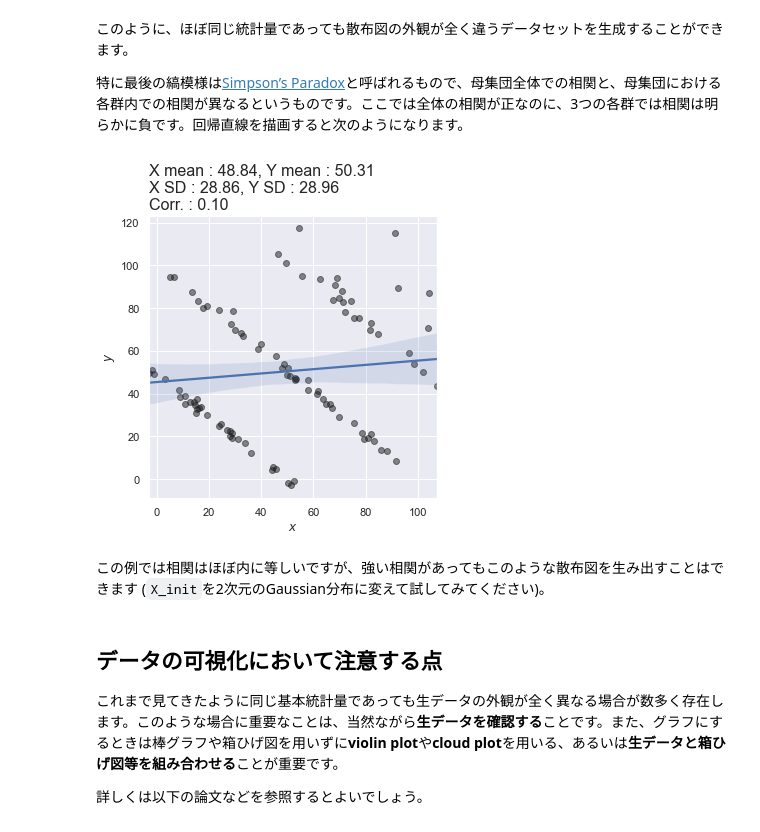
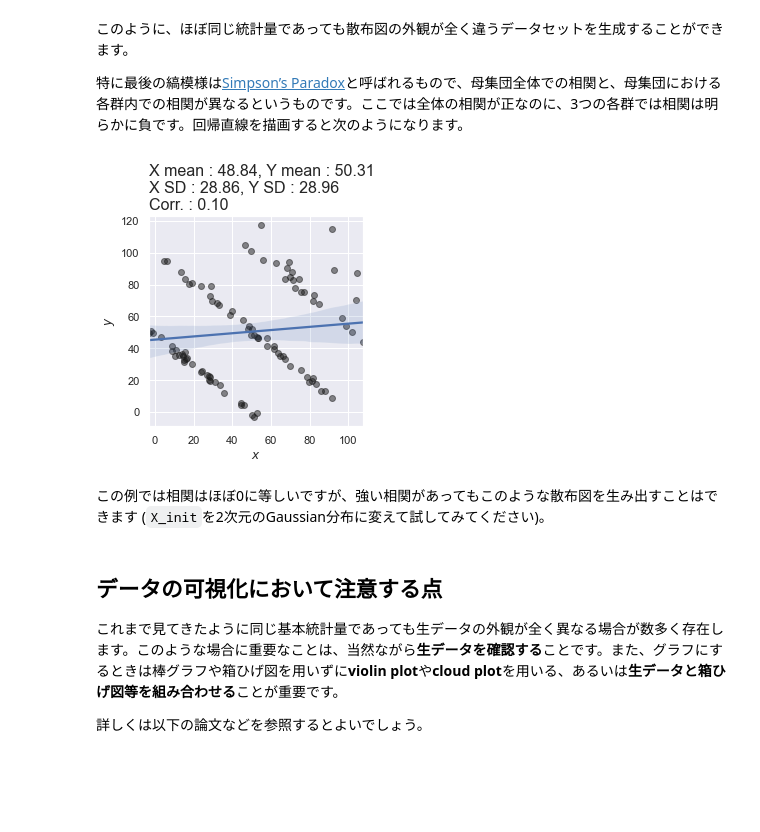
Before and after one commit to oumpy/hp_management, a Jupyter notebook: content/articles/2020sy/blog/samestats.ipynb, the cells around one changed output. Saved outputs shown, nothing was run; the diff lists cells and outputs as text; code cells hidden in the pictures; blank space fills up the shorter version.

```diff
--- a/content/articles/2020sy/blog/samestats.ipynb
+++ b/content/articles/2020sy/blog/samestats.ipynb
@@ -271,14 +271,14 @@ plt.show()
 
 特に最後の縞模様は[Simpson’s Paradox](https://ja.wikipedia.org/wiki/%E3%82%B7%E3%83%B3%E3%83%97%E3%82%BD%E3%83%B3%E3%81%AE%E3%83%91%E3%83%A9%E3%83%89%E3%83%83%E3%82%AF%E3%82%B9)と呼ばれるもので、母集団全体での相関と、母集団における各群内での相関が異なるというものです。ここでは全体の相関が正なのに、3つの各群では相関は明らかに負です。回帰直線を描画すると次のようになります。
 # %%
-plt.figure(figsize=(5,5.5))
+plt.figure(figsize=(4,4.5))
 plot_with_statistics(X3_opt, plottype="regplot")
 plt.tight_layout()
 plt.show()
 # %% [output]
-[figure, old version]
+[figure, new version]
 # %% [markdown]
-この例では相関はほぼ内に等しいですが、強い相関があってもこのような散布図を生み出すことはできます (`X_init`を2次元のGaussian分布に変えて試してみてください)。
+この例では相関はほぼ0に等しいですが、強い相関があってもこのような散布図を生み出すことはできます (`X_init`を2次元のGaussian分布に変えて試してみてください)。
 # %% [markdown]
 ## データの可視化において注意する点
 これまで見てきたように同じ基本統計量であっても生データの外観が全く異なる場合が数多く存在します。このような場合に重要なことは、当然ながら**生データを確認する**ことです。また、グラフにするときは棒グラフや箱ひげ図を用いずに**violin plot**や**cloud plot**を用いる、あるいは**生データと箱ひげ図等を組み合わせる**ことが重要です。
```
Also changed, not shown: parts of 1 cell of this notebook.
